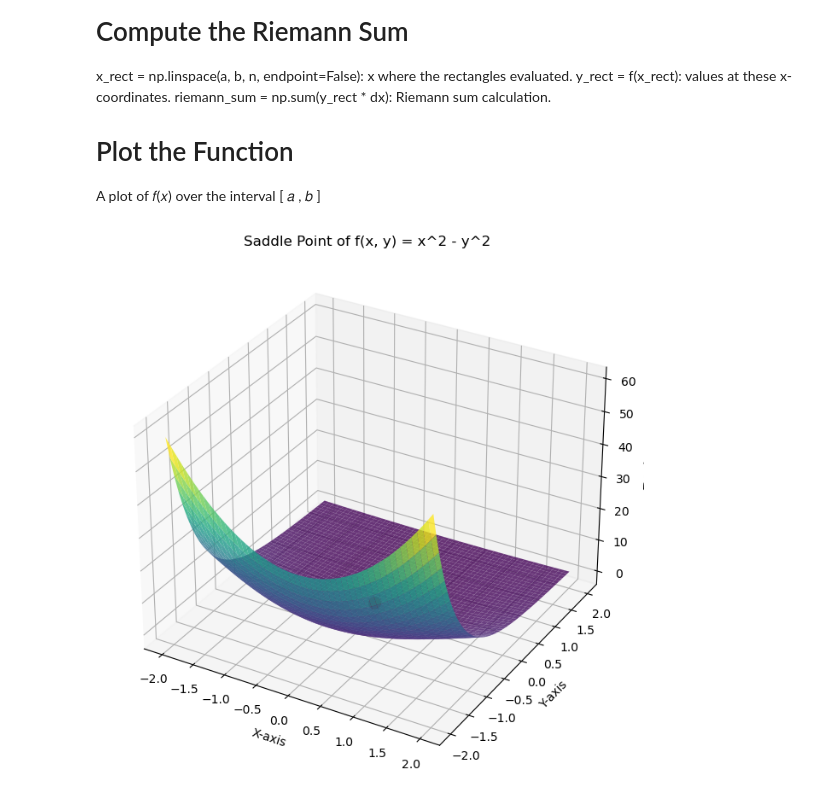
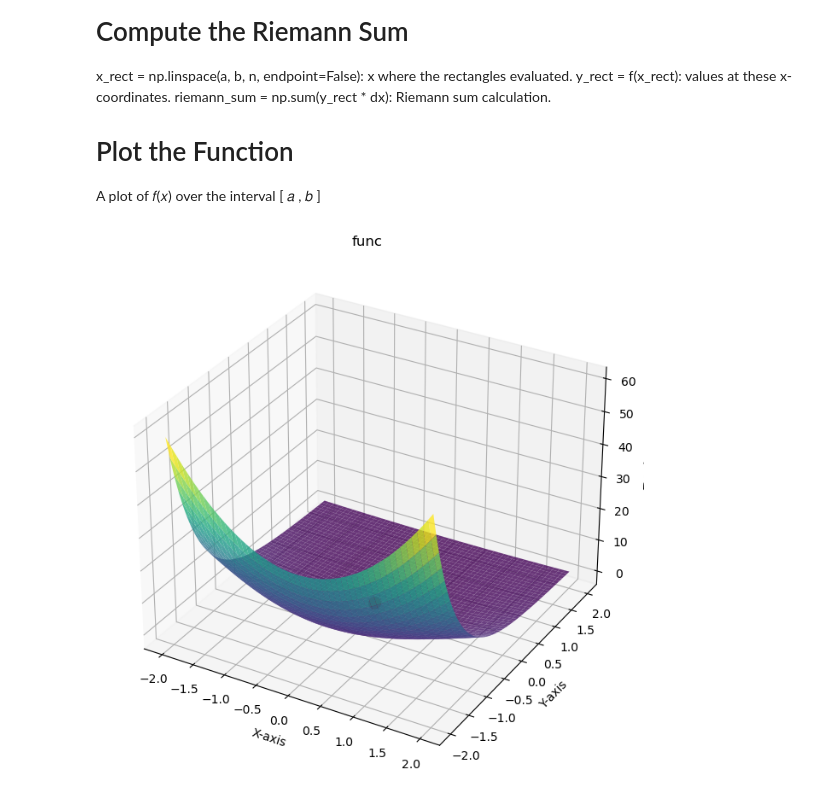
Before and after one commit to qtakmalay/JupyterProjects, a Jupyter notebook: Tests.ipynb, the cells around one changed output. Saved outputs shown, nothing was run; the diff lists cells and outputs as text; code cells hidden in the pictures.

```diff
--- a/Tests.ipynb
+++ b/Tests.ipynb
@@ -513,29 +513,29 @@ A plot of
 # %%
 import numpy as np
 import matplotlib.pyplot as plt
 from mpl_toolkits.mplot3d import Axes3D
 
 def f(x, y):
     return (x**2 + y**2) * np.exp(-y)
 
 
 x = np.linspace(-2, 2, 400)
 y = np.linspace(-2, 2, 400)
 X, Y = np.meshgrid(x, y)
 Z = f(X, Y)
 
 fig = plt.figure(figsize=(10, 8))
 ax = fig.add_subplot(111, projection='3d')
 ax.plot_surface(X, Y, Z, cmap='viridis', alpha=0.8)
 
 ax.scatter(0, 0, f(0, 0), color='r', s=100)
 
 
 ax.set_xlabel('X-axis')
 ax.set_ylabel('Y-axis')
 ax.set_zlabel('Z-axis')
-ax.set_title('Saddle Point of f(x, y) = x^2 - y^2')
+ax.set_title('func')
 
 plt.show()
 # %% [output]
-[figure, old version]
+[figure, new version]
```
Also changed, not shown: 2 other files.
